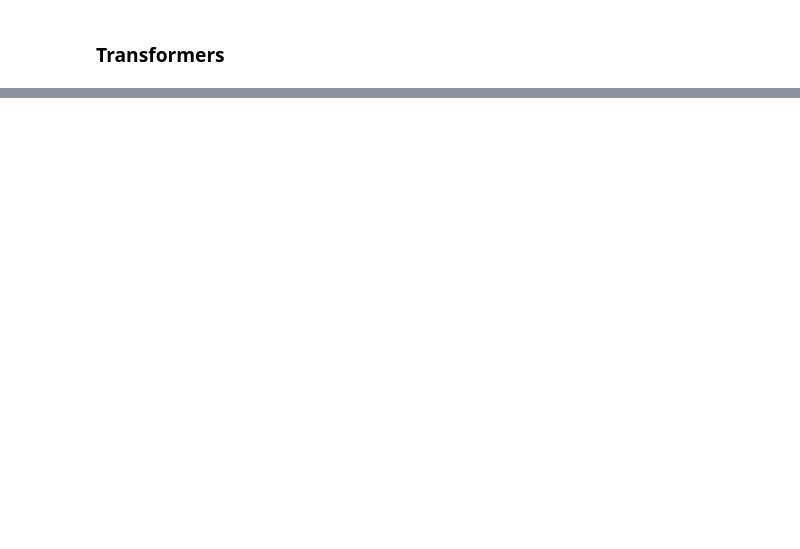
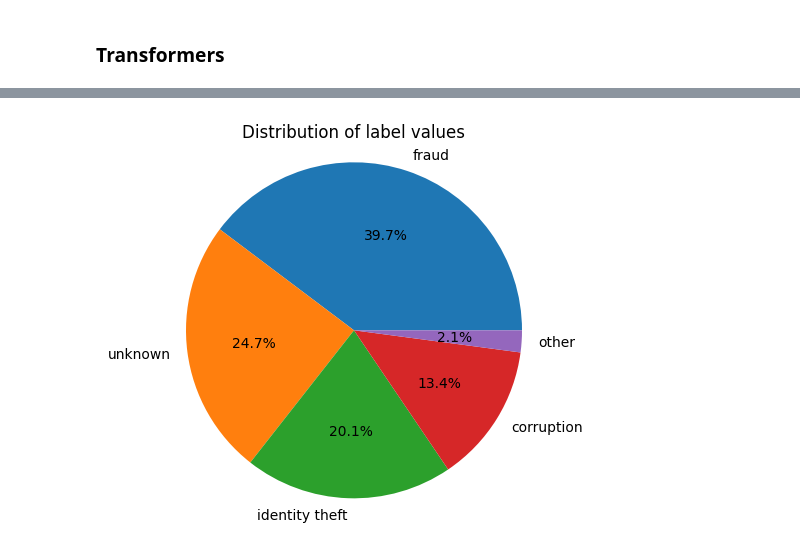
Before and after one commit to D0men1c0/Evolution-of-criminal-language, a Jupyter notebook: project.ipynb, the cells around one changed output, grey strips where cells are left out. Cells and saved outputs as stored; diff of their text form; code cells hidden in the pictures; blank space fills up the shorter version.

```diff
--- a/project.ipynb
+++ b/project.ipynb
@@ -1187,0 +1186,4 @@ labelBERT(text_list_preprocessed, "labelProcessedBert2")
+# %%
+plotPieTopic(df_text)
+# %% [output]
+[figure, added]
```
Also changed, not shown: parts of 79 cells of this notebook.
